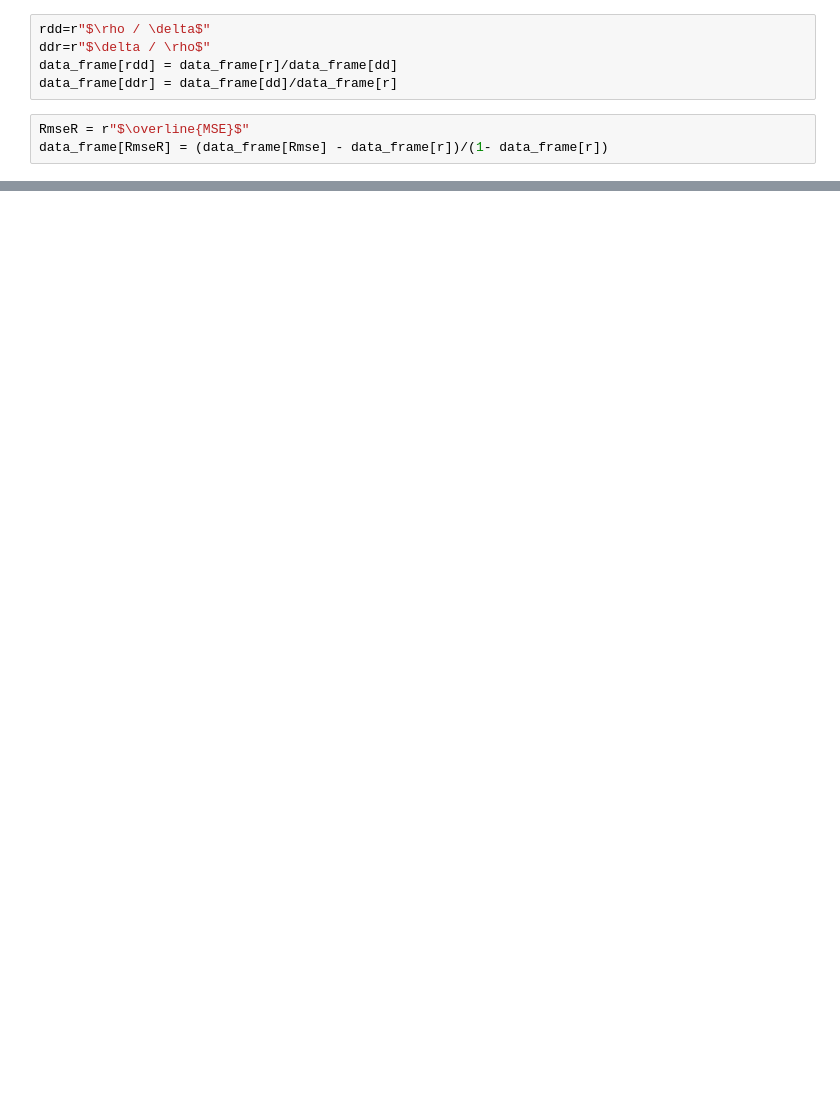
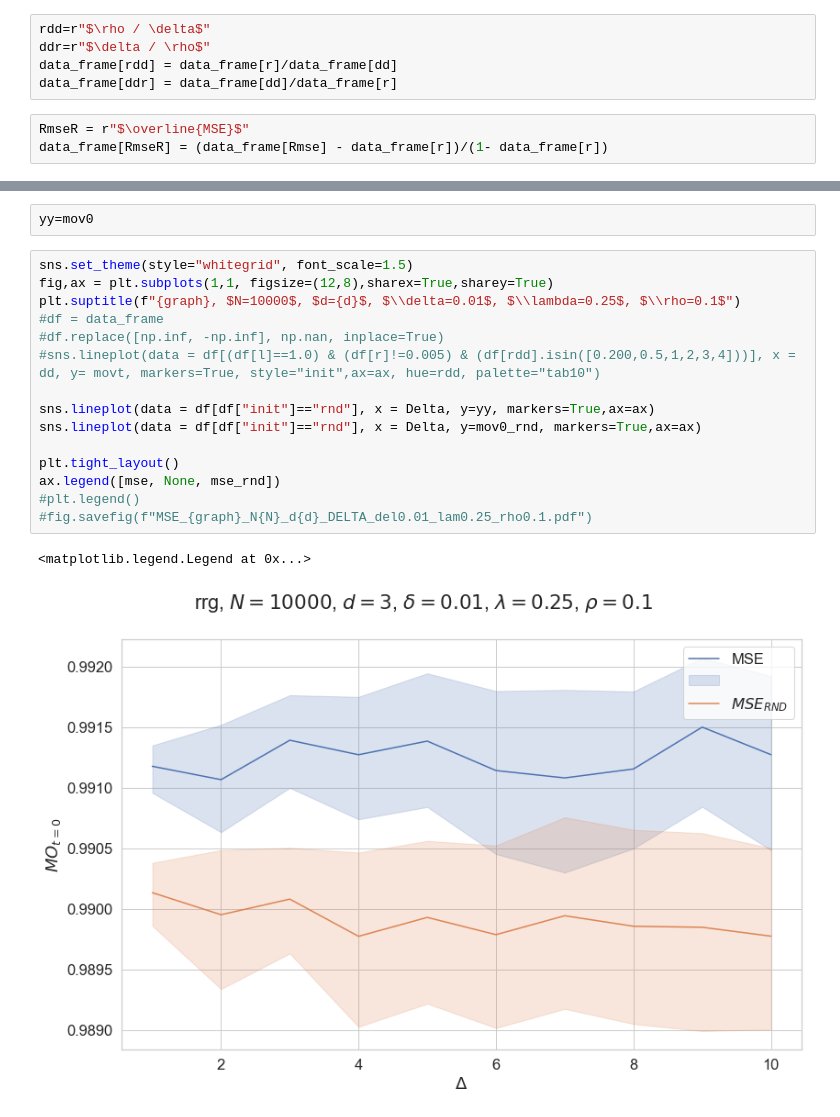
Before and after one commit to SPOC-group/bpepi, a Jupyter notebook: bpepi/Analysis_dSIR.ipynb, the cells around one changed output, grey strips where cells are left out. Saved outputs shown, nothing was run; the diff lists cells and outputs as text; blank space fills up the shorter version.

```diff
--- a/bpepi/Analysis_dSIR.ipynb
+++ b/bpepi/Analysis_dSIR.ipynb
@@ -395,0 +271,20 @@ fig.colorbar(surf, cax=cbar_ax)
+# %%
+yy=mov0
+# %%
+sns.set_theme(style="whitegrid", font_scale=1.5)
+fig,ax = plt.subplots(1,1, figsize=(12,8),sharex=True,sharey=True)
+plt.suptitle(f"{graph}, $N=10000$, $d={d}$, $\\delta=0.01$, $\\lambda=0.25$, $\\rho=0.1$")
+#df = data_frame
+#df.replace([np.inf, -np.inf], np.nan, inplace=True)
+#sns.lineplot(data = df[(df[l]==1.0) & (df[r]!=0.005) & (df[rdd].isin([0.200,0.5,1,2,3,4]))], x = dd, y= movt, markers=True, style="init",ax=ax, hue=rdd, palette="tab10")
+
+sns.lineplot(data = df[df["init"]=="rnd"], x = Delta, y=yy, markers=True,ax=ax)
+sns.lineplot(data = df[df["init"]=="rnd"], x = Delta, y=mov0_rnd, markers=True,ax=ax)
+
+plt.tight_layout()
+ax.legend([mse, None, mse_rnd])
+#plt.legend()
+#fig.savefig(f"MSE_{graph}_N{N}_d{d}_DELTA_del0.01_lam0.25_rho0.1.pdf")
+# %% [output]
+<matplotlib.legend.Legend at 0x...>
+[figure, added]
```
Also changed, not shown: parts of 60 cells of this notebook, 1 other file.
